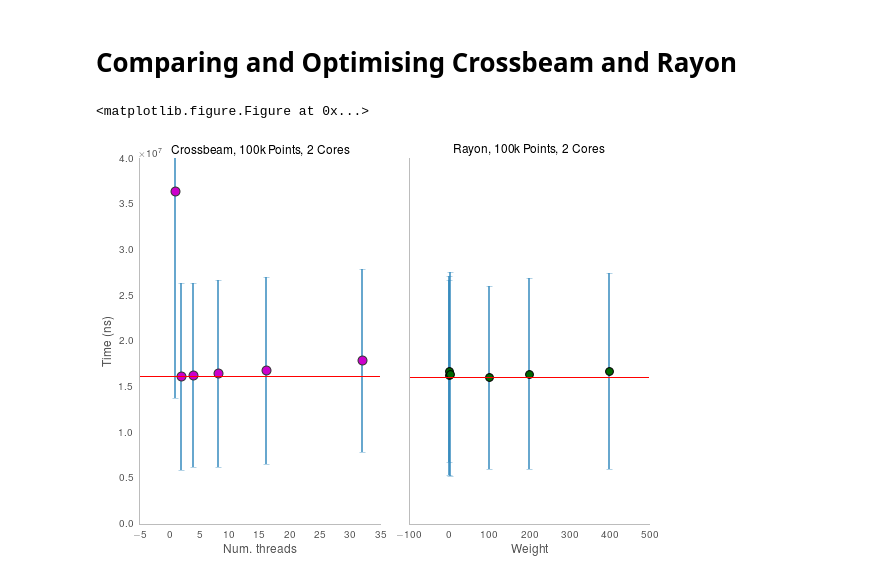
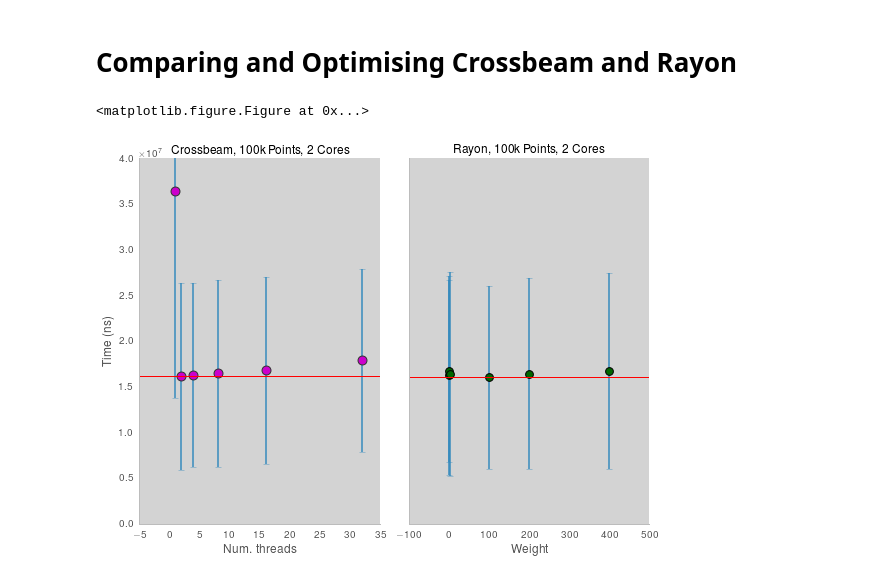
Before and after one commit to urschrei/lonlat_bng, a Jupyter notebook: rust_BNG.ipynb, the cells around one changed output. Cells and saved outputs as stored; diff of their text form; code cells hidden in the pictures.

Commit message:
Light grey plot bg

```diff
--- a/rust_BNG.ipynb
+++ b/rust_BNG.ipynb
@@ -358,7 +358,7 @@ plt.clf()
 fig = plt.figure(figsize=(8, 6))
 
 # Crossbeam
-ax1 = fig.add_subplot(121, axisbg='none')
+ax1 = fig.add_subplot(121, axisbg='#d3d3d3')
 threads = plt.scatter(df.threads, df.crossbeam,
     color='#CC00CC',
     edgecolor='#333333',
@@ -384,37 +384,37 @@ plt.title("Crossbeam, 100k Points, 2 Cores", fontsize=12)
 plt.tight_layout()
 
 # Rayon
-ax2 = fig.add_subplot(122, axisbg='none')
+ax2 = fig.add_subplot(122, axisbg='#d3d3d3')
 rayon = plt.scatter(df.weight, df.rayon,
     color='#006600',
     edgecolor='#000000',
     marker='o',
     lw=1,
     s=60,
     alpha=1.0,
     zorder=2,
 )
 ax2.set_ylim(0, 40000000)
 ax2.set_yticklabels([])
 plt.xlabel("Weight")
 plt.errorbar(df.weight, df.rayon, yerr=df.rayon_error,
     linestyle="None",
     lw=2.,
     alpha=0.75,
     zorder=1
 )
 plt.axhline(df.rayon.min(), color='red')
 ax2.spines['top'].set_visible(False)
 ax2.spines['right'].set_visible(False)
 plt.title("Rayon, 100k Points, 2 Cores", fontsize=12)
 
 # output
 plt.tight_layout()
 plt.savefig(
     'crossbeam_v_rayon.png',
     format="png", bbox_inches='tight',
-    alpha=True, transparent=True, dpi=100)
+    alpha=True, dpi=100)
 plt.show()
 # %% [output]
 <matplotlib.figure.Figure at 0x...>
-[figure, old version]
+[figure, new version]
```
Also changed, not shown: 1 other file.
